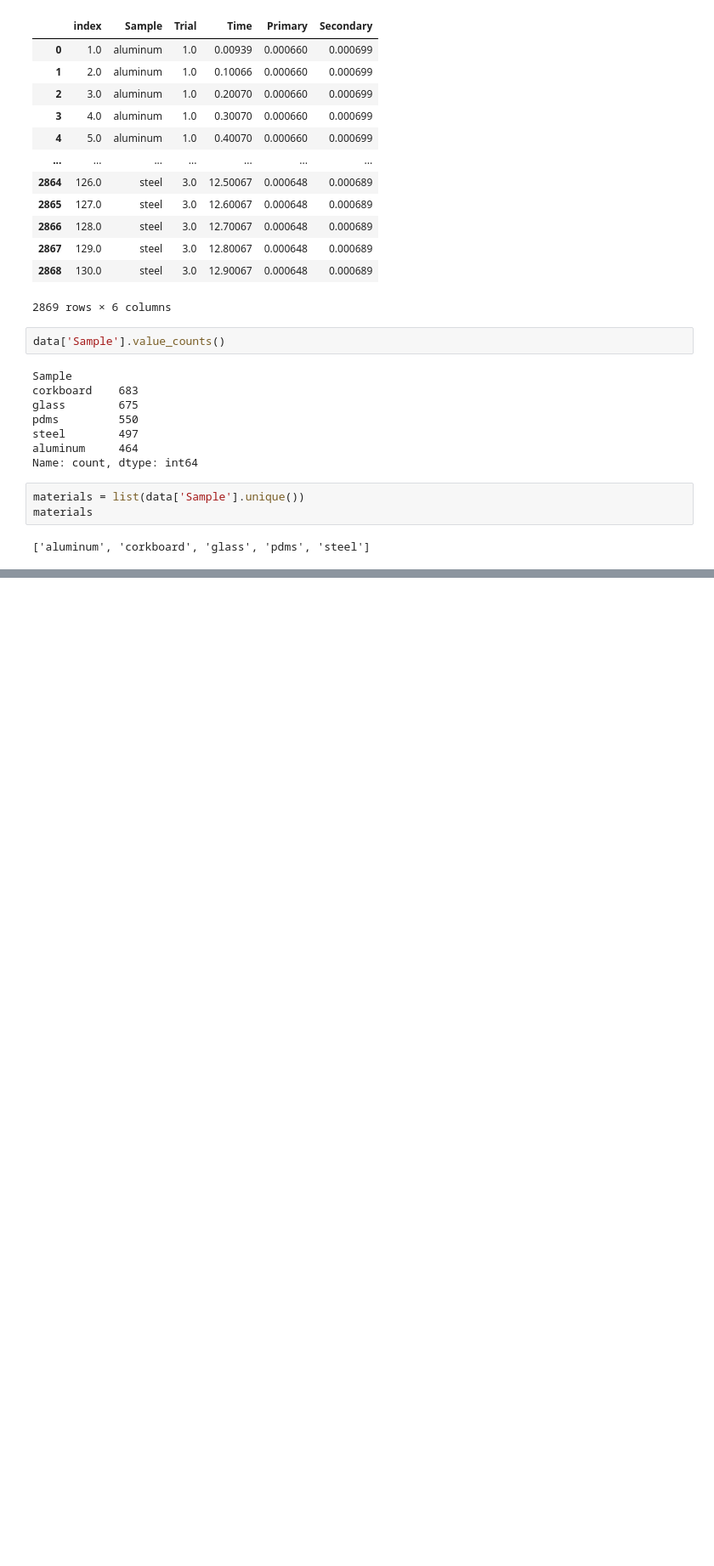
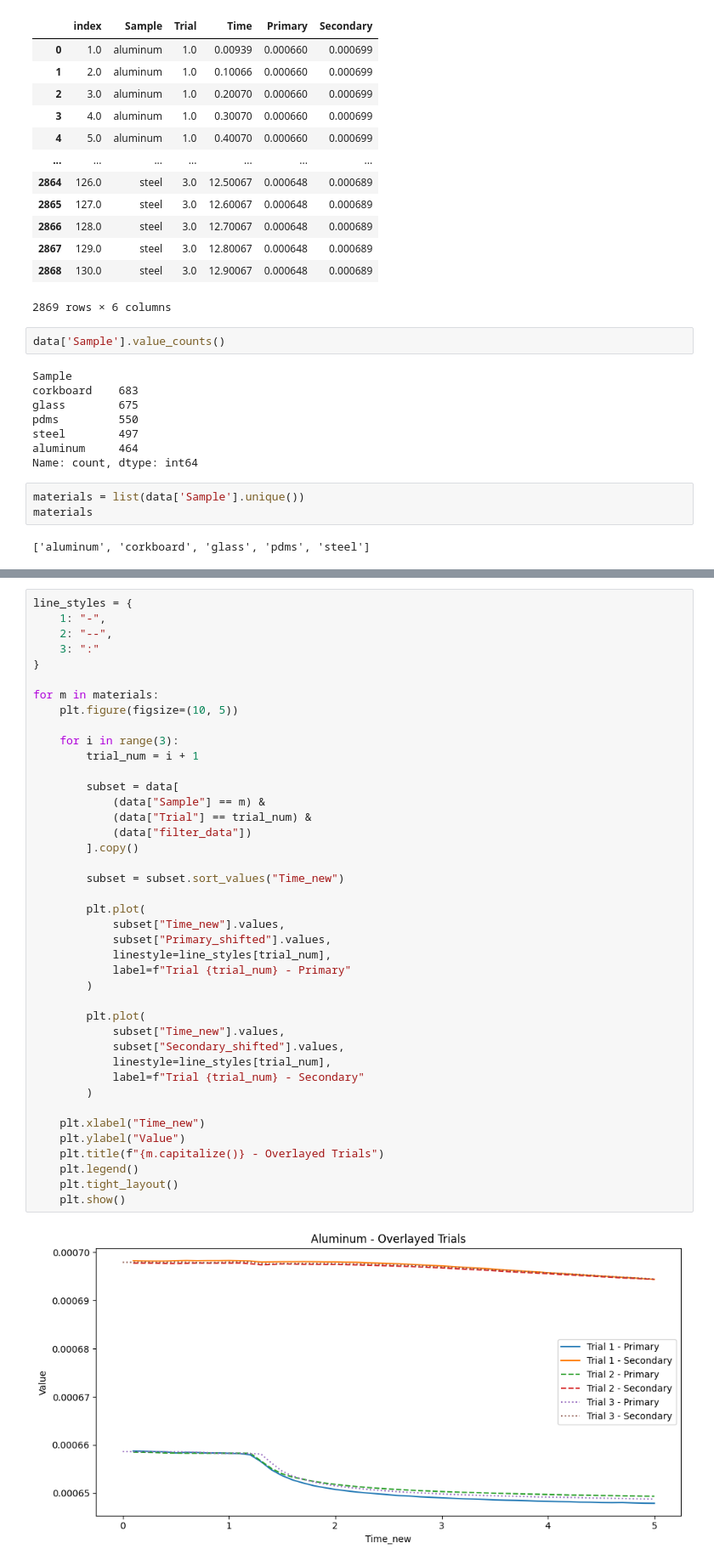
Before and after one commit to cojulieanne/Warmth-Sensor-Object-Detection, a Jupyter notebook: notebooks/01_exploration.ipynb, the cells around one changed output, grey strips where cells are left out. Shown at 85% size. Saved outputs shown, nothing was run; the diff lists cells and outputs as text; blank space fills up the shorter version.

```diff
--- a/notebooks/01_exploration.ipynb
+++ b/notebooks/01_exploration.ipynb
@@ -143,0 +453,43 @@ for m in materials:
+# %%
+line_styles = {
+    1: "-",
+    2: "--",
+    3: ":"
+}
+
+for m in materials:
+    plt.figure(figsize=(10, 5))
+
+    for i in range(3):
+        trial_num = i + 1
+
+        subset = data[
+            (data["Sample"] == m) &
+            (data["Trial"] == trial_num) &
+            (data["filter_data"])
+        ].copy()
+
+        subset = subset.sort_values("Time_new")
+
+        plt.plot(
+            subset["Time_new"].values,
+            subset["Primary_shifted"].values,
+            linestyle=line_styles[trial_num],
+            label=f"Trial {trial_num} - Primary"
+        )
+
+        plt.plot(
+            subset["Time_new"].values,
+            subset["Secondary_shifted"].values,
+            linestyle=line_styles[trial_num],
+            label=f"Trial {trial_num} - Secondary"
+        )
+
+    plt.xlabel("Time_new")
+    plt.ylabel("Value")
+    plt.title(f"{m.capitalize()} - Overlayed Trials")
+    plt.legend()
+    plt.tight_layout()
+    plt.show()
+# %% [output]
+[figure, added]
```
Also changed, not shown: parts of 23 cells of this notebook.
